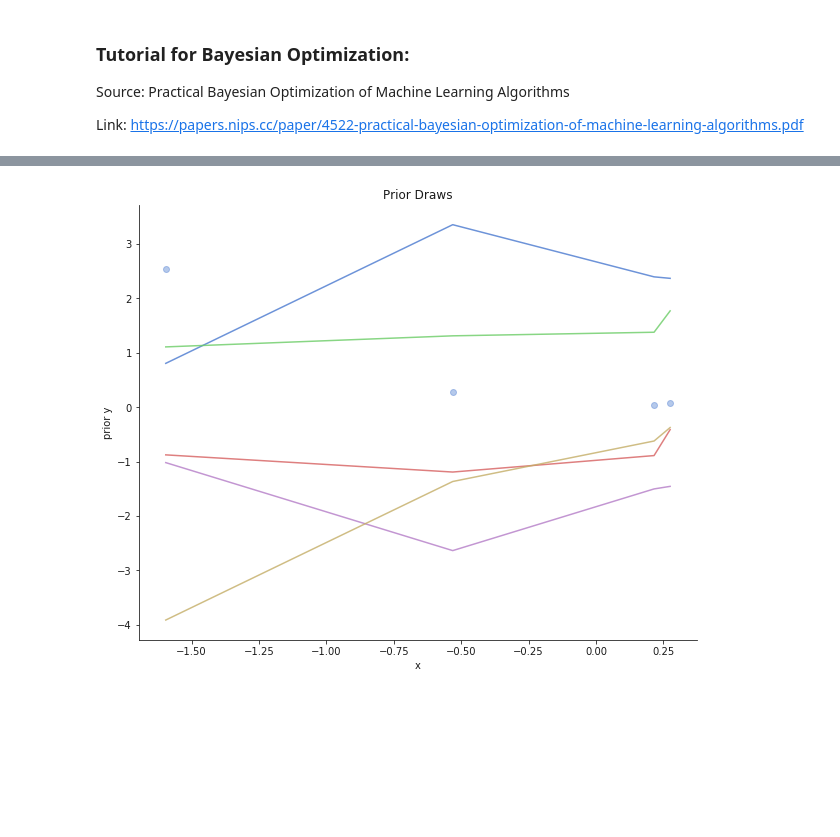
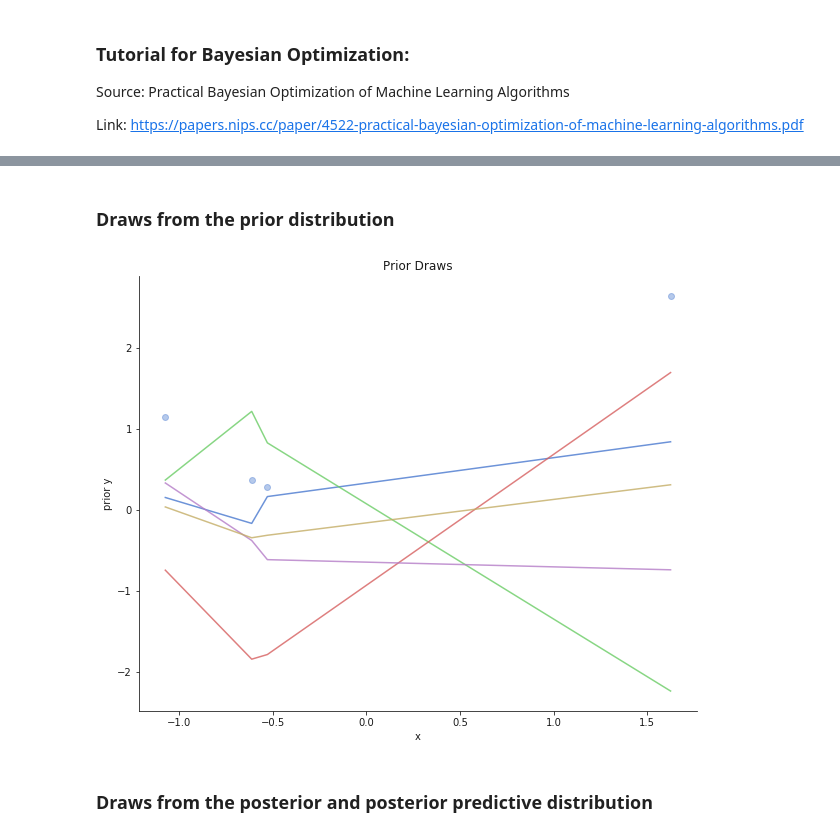
Before and after one commit to pblankley/bayes_opt, a Jupyter notebook: src/bayesian_opt.ipynb, the cells around one changed output, grey strips where cells are left out. Drawn from its saved outputs; the diff is of its cells as text; code cells hidden in the pictures; blank space fills up the shorter version.

```diff
--- a/src/bayesian_opt.ipynb
+++ b/src/bayesian_opt.ipynb
@@ -40,27 +45,30 @@ def plot_posterior(post_means, post_std, xp):
 
     plt.plot(sorted_x,sort_means,alpha=0.7, label='Posterior Mean')
     plt.gca().fill_between(sorted_x, sort_means-3*sort_std, sort_means+3*sort_std, alpha=0.3)
-
-# Example - Initials
-# np.random.seed(1)
-feats,dim = 1,4
-x = np.random.randn(dim,feats)
-y = x**2
-thetas = np.ones((dim,1))
-
-# Make GP
-ggp = GP(x,y,Matern52)
-# ggp = GP(x,y,SquaredExp)
-
-# Draw prior functions from GP
-prior_draws = ggp.draw_prior(5)
-
-# Plotting prior functions
-plt.figure(figsize=(10,8))
-plt.scatter(x,y,alpha=0.4)
-plot_draws(x,prior_draws)
-plt.title('Prior Draws')
-plt.show()
-# %% [output]
-[figure, removed]
+# %% [markdown]
+### Draws from the prior distribution
+# %%
+# Example - Initials
+np.random.seed(1)
+x = np.random.randn(4,1)
+y = x**2
+thetas = np.ones((4,1))
+
+# Make GP
+ggp = GP(x,y,Matern52)
+# ggp = GP(x,y,SquaredExp)
+
+# Draw prior functions from GP
+prior_draws = ggp.draw_prior(5)
+
+# Plotting prior functions
+plt.figure(figsize=(10,8))
+plt.scatter(x,y,alpha=0.4)
+plot_draws(x,prior_draws)
+plt.title('Prior Draws')
+plt.show()
+# %% [output]
+[figure, added]
+# %% [markdown]
+### Draws from the posterior and posterior predictive distribution
 # %%
```
Also changed, not shown: parts of 22 cells of this notebook, 2 other files.
